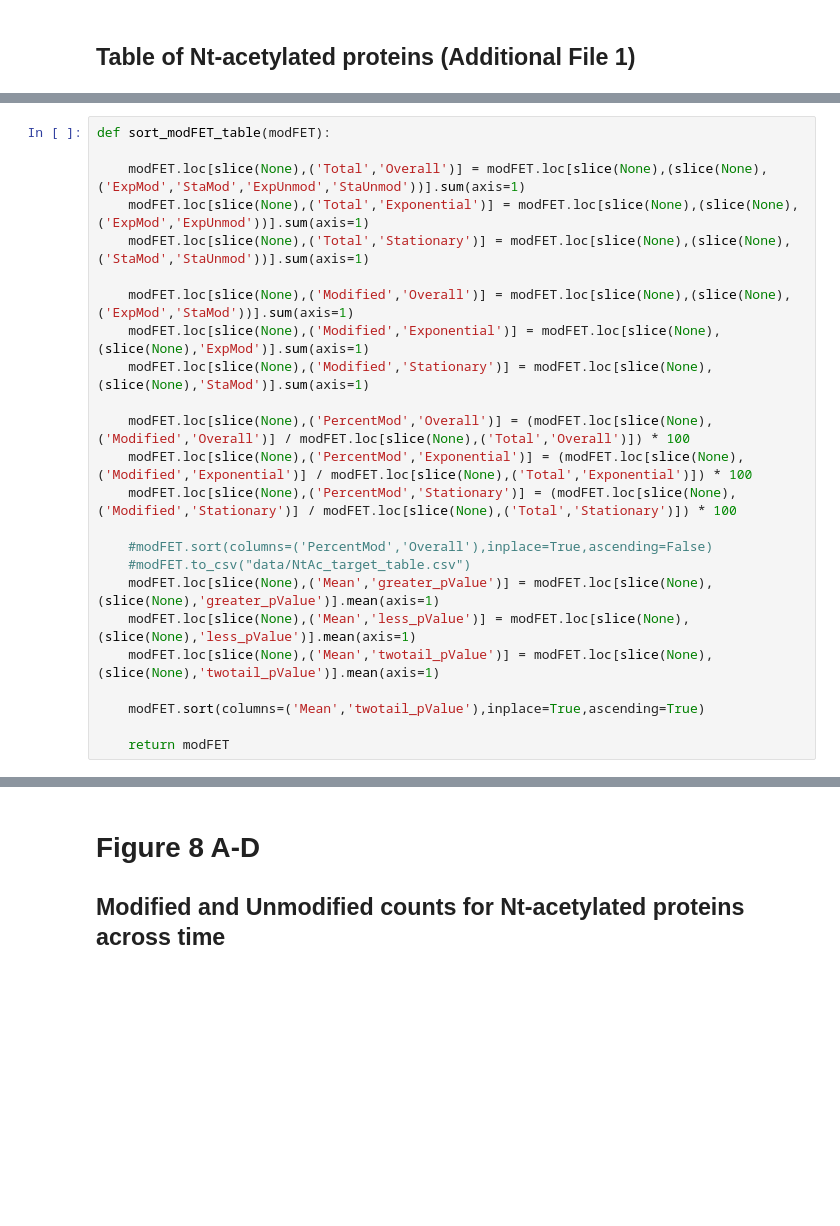
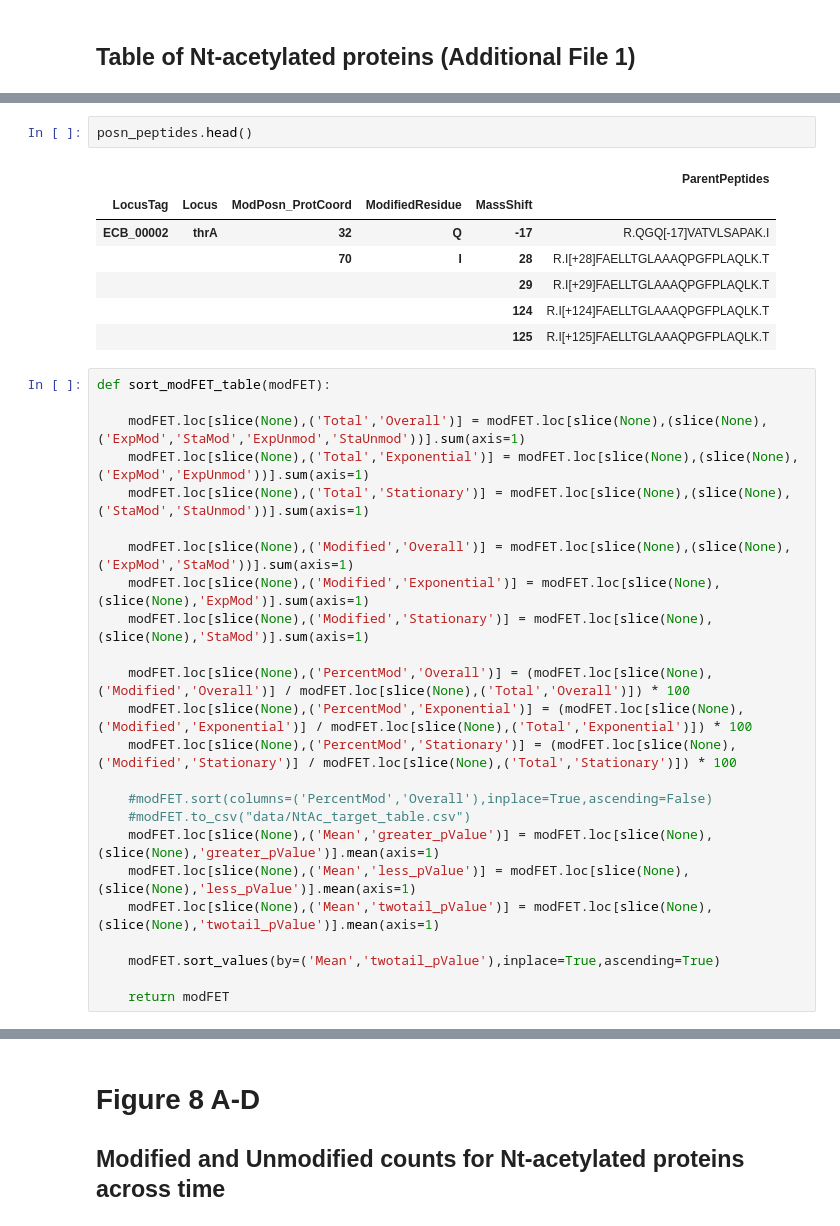
Before and after one commit to shahmoradi/Ecoli_PTMs, a Jupyter notebook: Analysis/massshift_temporal_changes.ipynb, the cells around one changed output, grey strips where cells are left out. Saved outputs shown, nothing was run; the diff lists cells and outputs as text; blank space fills up the shorter version.

```diff
--- a/Analysis/massshift_temporal_changes.ipynb
+++ b/Analysis/massshift_temporal_changes.ipynb
@@ -459,3 +509,13 @@ MassShift ModifiedResidue
+# %%
+posn_peptides.head()
+# %% [output]
+|  |  |  |  |  | ParentPeptides |
+| LocusTag | Locus | ModPosn_ProtCoord | ModifiedResidue | MassShift |  |
+| ECB_00002 | thrA | 32 | Q | -17 | R.QGQ[-17]VATVLSAPAK.I |
+|  |  | 70 | I | 28 | R.I[+28]FAELLTGLAAAQPGFPLAQLK.T |
+|  |  |  |  | 29 | R.I[+29]FAELLTGLAAAQPGFPLAQLK.T |
+|  |  |  |  | 124 | R.I[+124]FAELLTGLAAAQPGFPLAQLK.T |
+|  |  |  |  | 125 | R.I[+125]FAELLTGLAAAQPGFPLAQLK.T |
 # %%
 def sort_modFET_table(modFET):
 
@@ -477,7 +537,7 @@ def sort_modFET_table(modFET):
     modFET.loc[slice(None),('Mean','less_pValue')] = modFET.loc[slice(None),(slice(None),'less_pValue')].mean(axis=1)
     modFET.loc[slice(None),('Mean','twotail_pValue')] = modFET.loc[slice(None),(slice(None),'twotail_pValue')].mean(axis=1)
 
-    modFET.sort(columns=('Mean','twotail_pValue'),inplace=True,ascending=True)
+    modFET.sort_values(by=('Mean','twotail_pValue'),inplace=True,ascending=True)
 
     return modFET
 # %%
```
Also changed, not shown: parts of 13 cells of this notebook, 12 other files.
